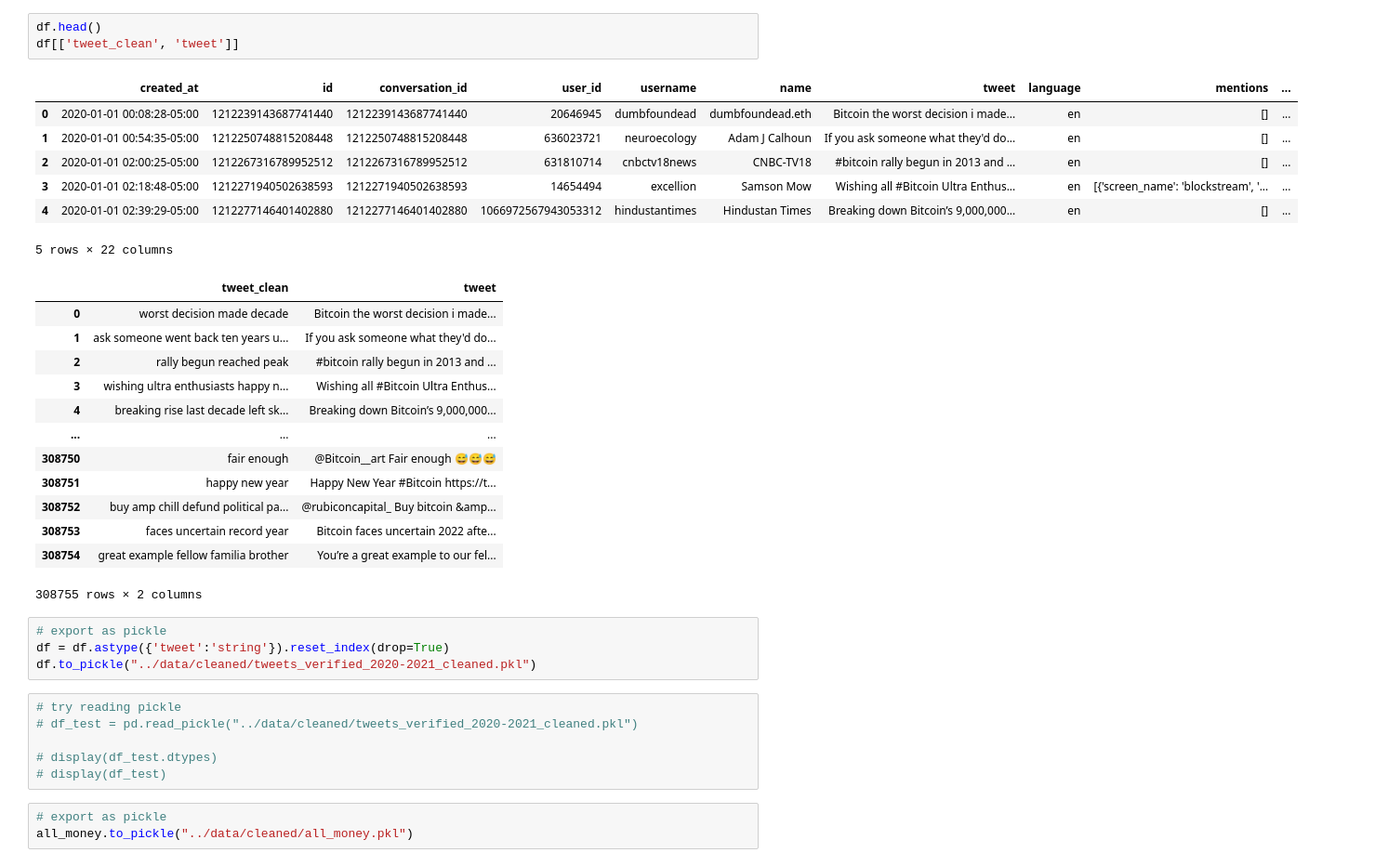
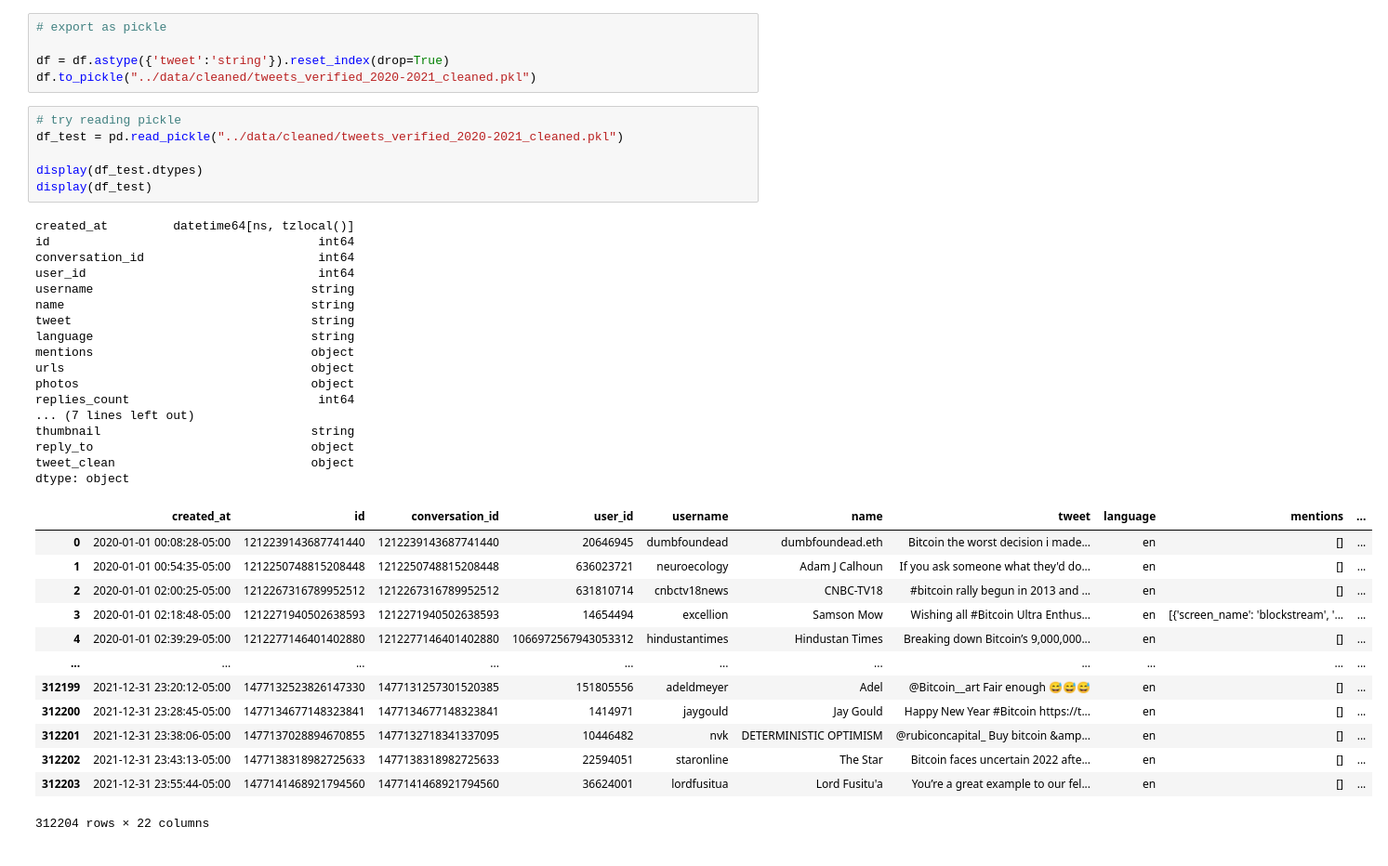
Before and after one commit to kevctae/Bittooth, a Jupyter notebook: notebooks/2.1-cs-clean-tweets.ipynb, the cells around one changed output. Shown: that part at 93% size. Saved outputs shown, nothing was run; the diff lists cells and outputs as text.

```diff
--- a/notebooks/2.1-cs-clean-tweets.ipynb
+++ b/notebooks/2.1-cs-clean-tweets.ipynb
@@ -143,37 +166,42 @@ Name: tweet_clean, Length: 308755, dtype: object
-# %%
-df.head()
-df[['tweet_clean', 'tweet']]
-# %% [output]
-|  | created_at | id | conversation_id | user_id | username | name | tweet | language | mentions | ... |
-| 0 | 2020-01-01 00:08:28-05:00 | 1212239143687741440 | 1212239143687741440 | 20646945 | dumbfoundead | dumbfoundead.eth | Bitcoin the worst decision i made... | en | [] | ... |
-| 1 | 2020-01-01 00:54:35-05:00 | 1212250748815208448 | 1212250748815208448 | 636023721 | neuroecology | Adam J Calhoun | If you ask someone what they'd do... | en | [] | ... |
-| 2 | 2020-01-01 02:00:25-05:00 | 1212267316789952512 | 1212267316789952512 | 631810714 | cnbctv18news | CNBC-TV18 | #bitcoin rally begun in 2013 and ... | en | [] | ... |
-| 3 | 2020-01-01 02:18:48-05:00 | 1212271940502638593 | 1212271940502638593 | 14654494 | excellion | Samson Mow | Wishing all #Bitcoin Ultra Enthus... | en | [{'screen_name': 'blockstream', '... | ... |
-| 4 | 2020-01-01 02:39:29-05:00 | 1212277146401402880 | 1212277146401402880 | 1066972567943053312 | hindustantimes | Hindustan Times | Breaking down Bitcoin’s 9,000,000... | en | [] | ... |
-5 rows × 22 columns
-|  | tweet_clean | tweet |
-| 0 | worst decision made decade | Bitcoin the worst decision i made... |
-| 1 | ask someone went back ten years u... | If you ask someone what they'd do... |
-| 2 | rally begun reached peak | #bitcoin rally begun in 2013 and ... |
-| 3 | wishing ultra enthusiasts happy n... | Wishing all #Bitcoin Ultra Enthus... |
-| 4 | breaking rise last decade left sk... | Breaking down Bitcoin’s 9,000,000... |
-| ... | ... | ... |
-| 308750 | fair enough | @Bitcoin__art Fair enough 😅😅😅 |
-| 308751 | happy new year | Happy New Year #Bitcoin https://t... |
-| 308752 | buy amp chill defund political pa... | @rubiconcapital_ Buy bitcoin &amp... |
-| 308753 | faces uncertain record year | Bitcoin faces uncertain 2022 afte... |
-| 308754 | great example fellow familia brother | You’re a great example to our fel... |
-308755 rows × 2 columns
 # %%
 # export as pickle
+
 df = df.astype({'tweet':'string'}).reset_index(drop=True)
 df.to_pickle("../data/cleaned/tweets_verified_2020-2021_cleaned.pkl")
 # %%
 # try reading pickle
-# df_test = pd.read_pickle("../data/cleaned/tweets_verified_2020-2021_cleaned.pkl")
+df_test = pd.read_pickle("../data/cleaned/tweets_verified_2020-2021_cleaned.pkl")
 
-# display(df_test.dtypes)
-# display(df_test)
+display(df_test.dtypes)
+display(df_test)
+# %% [output]
+created_at         datetime64[ns, tzlocal()]
+id                                     int64
+conversation_id                        int64
+user_id                                int64
+username                              string
+name                                  string
+tweet                                 string
+language                              string
+mentions                              object
+urls                                  object
+photos                                object
+replies_count                          int64
+... (7 lines left out)
+thumbnail                             string
+reply_to                              object
+tweet_clean                           object
+dtype: object
+|  | created_at | id | conversation_id | user_id | username | name | tweet | language | mentions | ... |
+| 0 | 2020-01-01 00:08:28-05:00 | 1212239143687741440 | 1212239143687741440 | 20646945 | dumbfoundead | dumbfoundead.eth | Bitcoin the worst decision i made... | en | [] | ... |
+| 1 | 2020-01-01 00:54:35-05:00 | 1212250748815208448 | 1212250748815208448 | 636023721 | neuroecology | Adam J Calhoun | If you ask someone what they'd do... | en | [] | ... |
+| 2 | 2020-01-01 02:00:25-05:00 | 1212267316789952512 | 1212267316789952512 | 631810714 | cnbctv18news | CNBC-TV18 | #bitcoin rally begun in 2013 and ... | en | [] | ... |
+| 3 | 2020-01-01 02:18:48-05:00 | 1212271940502638593 | 1212271940502638593 | 14654494 | excellion | Samson Mow | Wishing all #Bitcoin Ultra Enthus... | en | [{'screen_name': 'blockstream', '... | ... |
+| 4 | 2020-01-01 02:39:29-05:00 | 1212277146401402880 | 1212277146401402880 | 1066972567943053312 | hindustantimes | Hindustan Times | Breaking down Bitcoin’s 9,000,000... | en | [] | ... |
+| ... | ... | ... | ... | ... | ... | ... | ... | ... | ... | ... |
+| 312199 | 2021-12-31 23:20:12-05:00 | 1477132523826147330 | 1477131257301520385 | 151805556 | adeldmeyer | Adel | @Bitcoin__art Fair enough 😅😅😅 | en | [] | ... |
+| 312200 | 2021-12-31 23:28:45-05:00 | 1477134677148323841 | 1477134677148323841 | 1414971 | jaygould | Jay Gould | Happy New Year #Bitcoin https://t... | en | [] | ... |
+| 312201 | 2021-12-31 23:38:06-05:00 | 1477137028894670855 | 1477132718341337095 | 10446482 | nvk | DETERMINISTIC OPTIMISM | @rubiconcapital_ Buy bitcoin &amp... | en | [] | ... |
+| 312202 | 2021-12-31 23:43:13-05:00 | 1477138318982725633 | 1477138318982725633 | 22594051 | staronline | The Star | Bitcoin faces uncertain 2022 afte... | en | [] | ... |
+| 312203 | 2021-12-31 23:55:44-05:00 | 1477141468921794560 | 1477141468921794560 | 36624001 | lordfusitua | Lord Fusitu'a | You’re a great example to our fel... | en | [] | ... |
+312204 rows × 22 columns
-# %%
-# export as pickle
-all_money.to_pickle("../data/cleaned/all_money.pkl")
```
Also changed, not shown: parts of 11 cells of this notebook, 10 other files.
